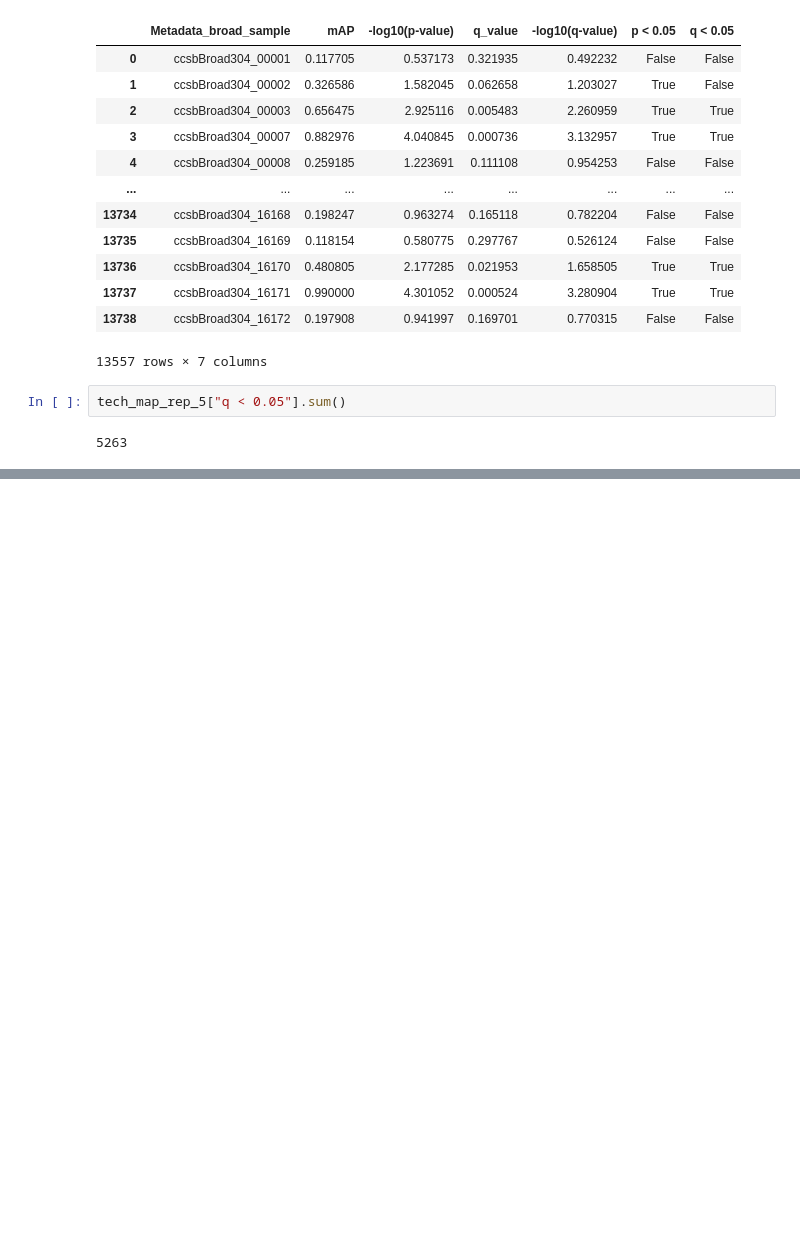
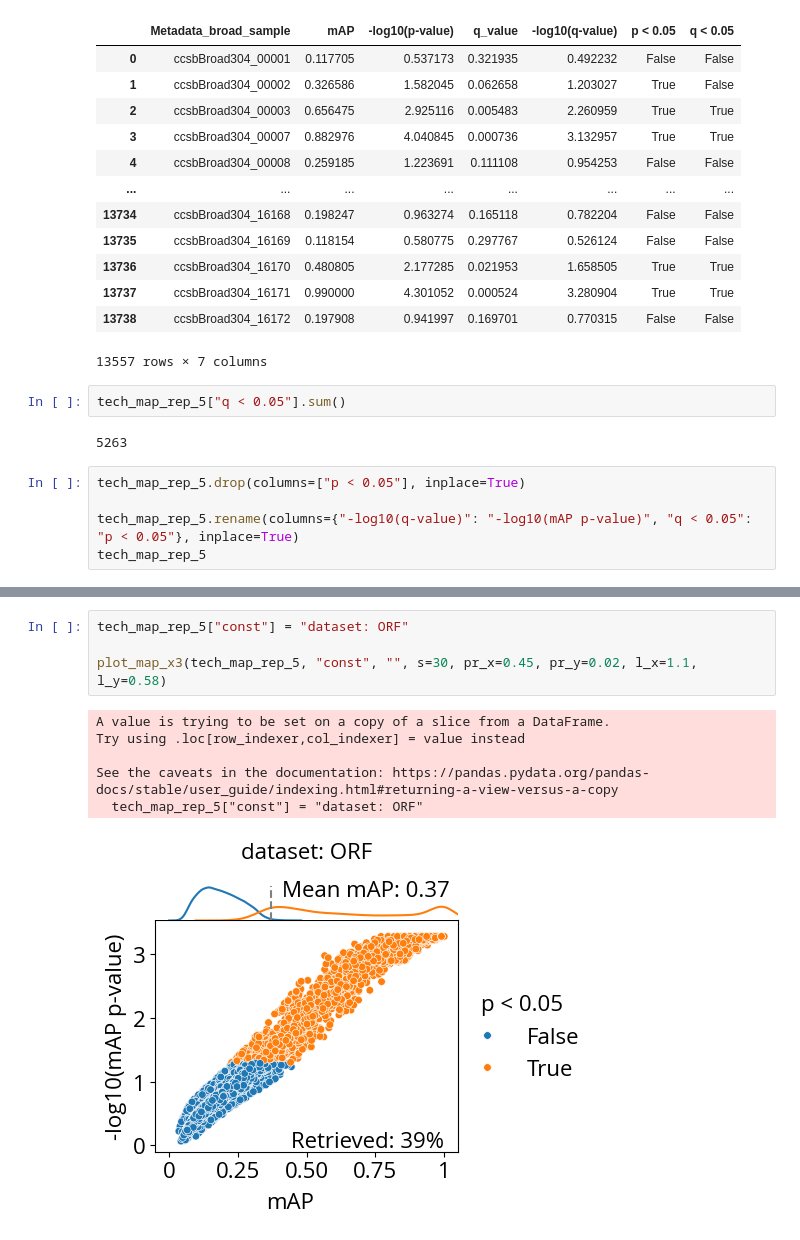
Before and after one commit to alxndrkalinin/grit-benchmark, a Jupyter notebook: 1.calculate-metrics/orf/tech_replicability.ipynb, the cells around one changed output, grey strips where cells are left out. Cells and saved outputs as stored; diff of their text form; blank space fills up the shorter version.

Commit message:
figs: update tech/nio map for ORFs

```diff
--- a/1.calculate-metrics/orf/tech_replicability.ipynb
+++ b/1.calculate-metrics/orf/tech_replicability.ipynb
@@ -309,3 +317,8 @@ tech_map_rep_5
 tech_map_rep_5["q < 0.05"].sum()
 # %% [output]
 5263
+# %%
+tech_map_rep_5.drop(columns=["p < 0.05"], inplace=True)
+
+tech_map_rep_5.rename(columns={"-log10(q-value)": "-log10(mAP p-value)", "q < 0.05": "p < 0.05"}, inplace=True)
+tech_map_rep_5
@@ -311,0 +347,11 @@ tech_map_rep_5["q < 0.05"].sum()
+# %%
+tech_map_rep_5["const"] = "dataset: ORF"
+
+plot_map_x3(tech_map_rep_5, "const", "", s=30, pr_x=0.45, pr_y=0.02, l_x=1.1, l_y=0.58)
+# %% [output]
+A value is trying to be set on a copy of a slice from a DataFrame.
+Try using .loc[row_indexer,col_indexer] = value instead
+
+See the caveats in the documentation: https://pandas.pydata.org/pandas-docs/stable/user_guide/indexing.html#returning-a-view-versus-a-copy
+  tech_map_rep_5["const"] = "dataset: ORF"
+[figure, added]
```
Also changed, not shown: parts of 8 cells of this notebook, 2 other files.
